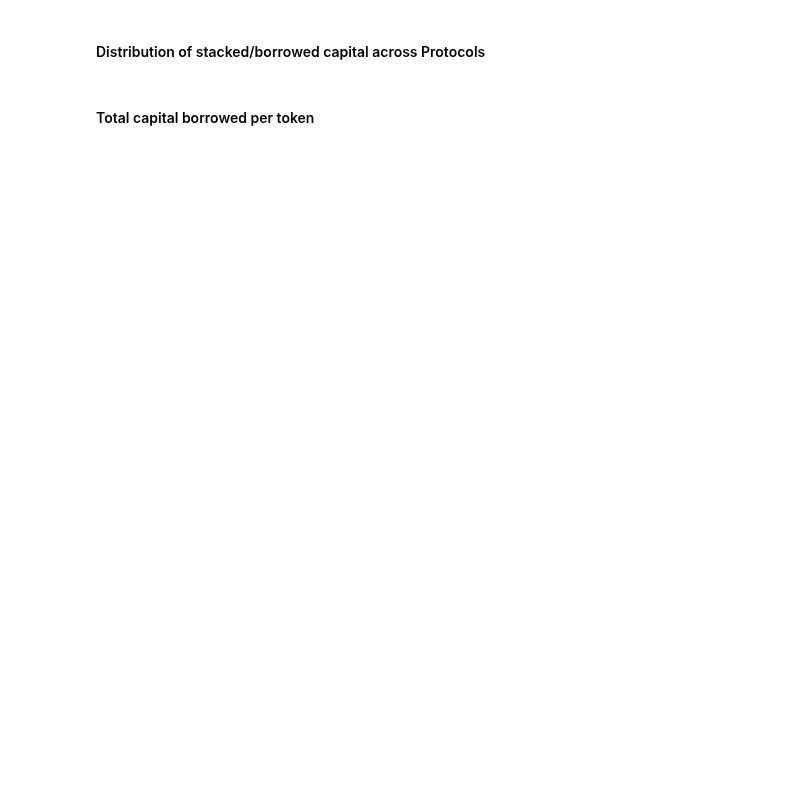
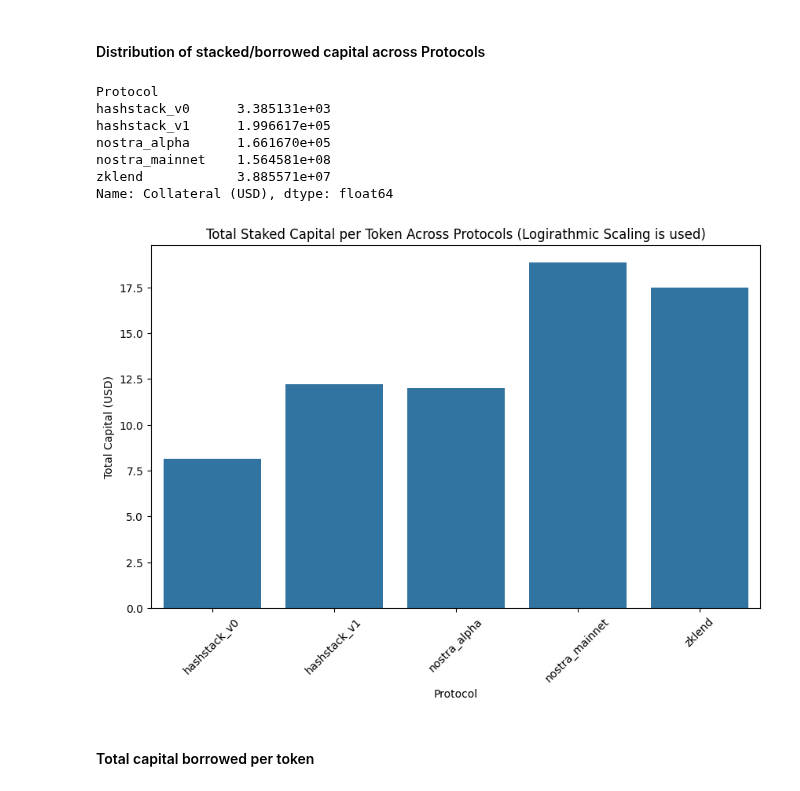
Before and after one commit to CarmineOptions/derisk-research, a Jupyter notebook: notebooks/Analyze_user_behavior_across_different_lending_protocols.ipynb, the cells around one changed output. Saved outputs shown, nothing was run; the diff lists cells and outputs as text; code cells hidden in the pictures; blank space fills up the shorter version.

```diff
--- a/notebooks/Analyze_user_behavior_across_different_lending_protocols.ipynb
+++ b/notebooks/Analyze_user_behavior_across_different_lending_protocols.ipynb
@@ -188,25 +242,36 @@ plot_venn_diagram(debt_user_sets, 'Users Borrowing Across Top 3 Protocols')
 #### Distribution of stacked/borrowed capital across Protocols
 # %%
 import seaborn as sns
+import numpy as np
 
 # Function to calculate total capital per token across protocols
 def calculate_capital(df, column_name):
     capital_per_protocol = df.groupby('Protocol')[column_name].sum()
     return capital_per_protocol
 
 # Function to plot bar chart for token capital across protocols
 def plot_capital(capital, title):
     plt.figure(figsize=(10, 6))
-    sns.barplot(x=capital.index, y=capital.values)
+    sns.barplot(x=capital.index, y=np.log(capital.values))
     plt.xlabel('Protocol')
     plt.ylabel('Total Capital (USD)')
     plt.title(title)
     plt.xticks(rotation=45)
     plt.show()
 
 # Calculate total staked capital per token
 staked_capital = calculate_capital(liquidity_df, 'Collateral (USD)')
-plot_capital(staked_capital, 'Total Staked Capital per Token Across Protocols')
+print(staked_capital)
+plot_capital(staked_capital, 'Total Staked Capital per Token Across Protocols (Logirathmic Scaling is used)')
+# %% [output]
+Protocol
+hashstack_v0      3.385131e+03
+hashstack_v1      1.996617e+05
+nostra_alpha      1.661670e+05
+nostra_mainnet    1.564581e+08
+zklend            3.885571e+07
+Name: Collateral (USD), dtype: float64
+[figure, added]
 # %% [markdown]
 #### Total capital borrowed per token
 # %%
```
Also changed, not shown: parts of 18 cells of this notebook.
